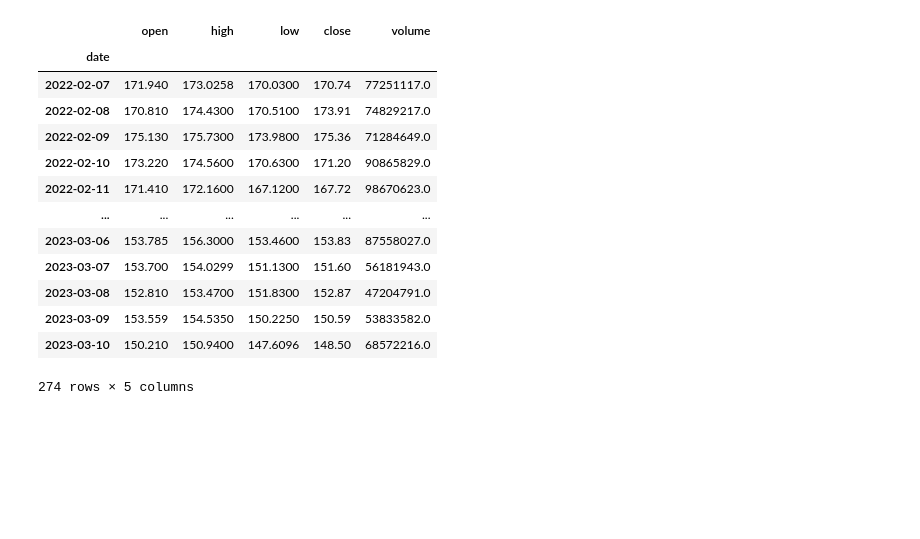
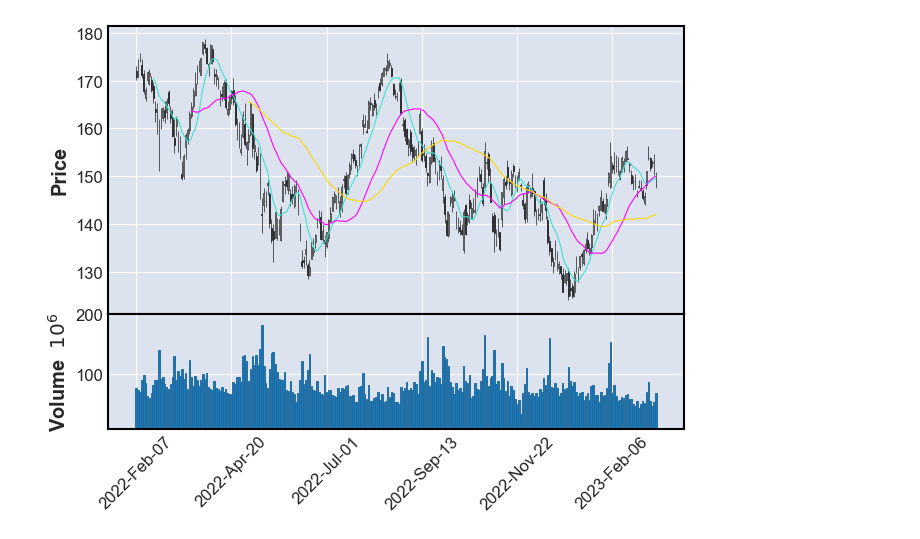
Before and after one commit to jwkfreedom/quant, a Jupyter notebook: study/akshare.ipynb, the cells around one changed output. Cells and saved outputs as stored; diff of their text form; code cells hidden in the pictures; blank space fills up the shorter version.

```diff
--- a/study/akshare.ipynb
+++ b/study/akshare.ipynb
@@ -1,34 +1,21 @@
 # %%
 %matplotlib inline
 import akshare as ak
 import mplfinance as mpf  # Please install mplfinance as follows: pip install mplfinance
 
 stock_us_daily_df = ak.stock_us_daily(symbol="AAPL", adjust="qfq")
 stock_us_daily_df.set_index("date", inplace=True)
 
 
 stock_us_daily_df = stock_us_daily_df.loc["2022-02-06": "2023-03-10"]
-stock_us_daily_df
-#mpf.plot(stock_us_daily_df, type='candle', mav=(3, 6, 9), volume=True, show_nontrading=False)
+#stock_us_daily_df
+mpf.plot(stock_us_daily_df, type='candle', mav=(10, 30, 60), volume=True, show_nontrading=False)
 #mpf.plot(stock_us_daily_df, type='line')
 #mpf.plot(stock_us_daily_df, type='renko')
 #mpf.plot(stock_us_daily_df, type='pnf')
 #mpf.plot(stock_us_daily_df, type='ohlc')
 # %% [output]
-|  | open | high | low | close | volume |
-| date |  |  |  |  |  |
-| 2022-02-07 | 171.940 | 173.0258 | 170.0300 | 170.74 | 77251117.0 |
-| 2022-02-08 | 170.810 | 174.4300 | 170.5100 | 173.91 | 74829217.0 |
-| 2022-02-09 | 175.130 | 175.7300 | 173.9800 | 175.36 | 71284649.0 |
-| 2022-02-10 | 173.220 | 174.5600 | 170.6300 | 171.20 | 90865829.0 |
-| 2022-02-11 | 171.410 | 172.1600 | 167.1200 | 167.72 | 98670623.0 |
-| ... | ... | ... | ... | ... | ... |
-| 2023-03-06 | 153.785 | 156.3000 | 153.4600 | 153.83 | 87558027.0 |
-| 2023-03-07 | 153.700 | 154.0299 | 151.1300 | 151.60 | 56181943.0 |
-| 2023-03-08 | 152.810 | 153.4700 | 151.8300 | 152.87 | 47204791.0 |
-| 2023-03-09 | 153.559 | 154.5350 | 150.2250 | 150.59 | 53833582.0 |
-| 2023-03-10 | 150.210 | 150.9400 | 147.6096 | 148.50 | 68572216.0 |
-274 rows × 5 columns
+[figure, added]
 # %%
 # stock_a_daily_df = ak.stock_zh_a_hist(symbol="000001", period="daily", start_date="20100101", end_date='20230307', adjust="qfq")
 # stock_a_daily_df.set_index("date", inplace=True)
```
Also changed, not shown: 1 other file.
